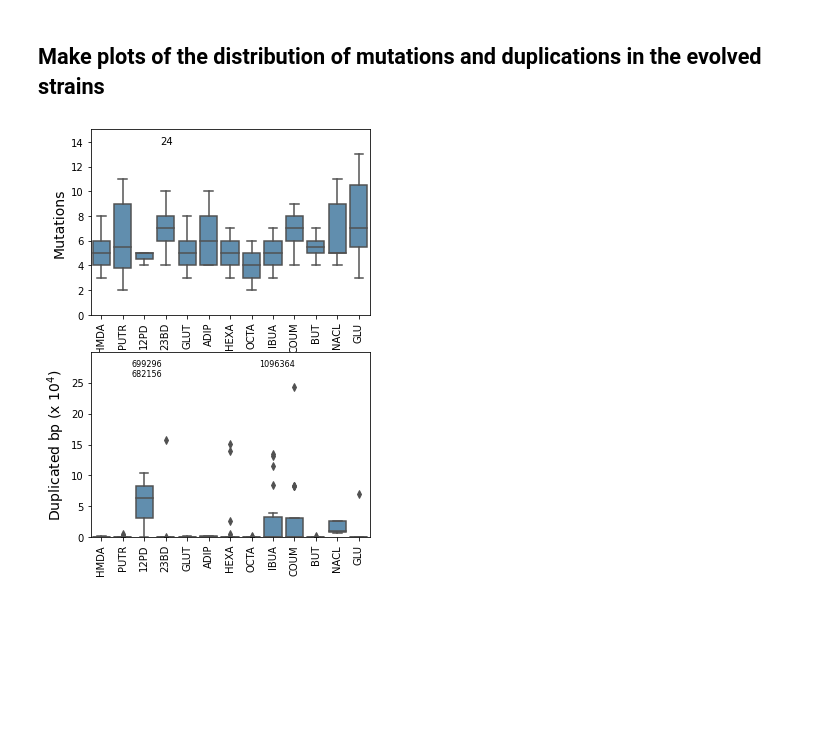
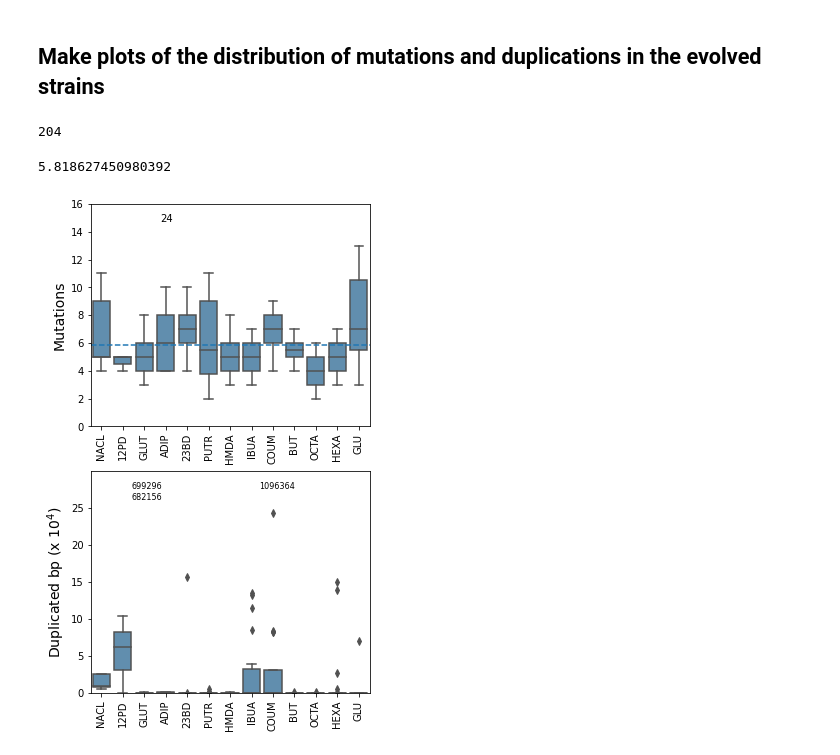
Before and after one commit to SBRG/Ecoli_chem_tol_ALE, a Jupyter notebook: Notebooks/F2a - Mutation number distribution.ipynb, the cells around one changed output. Saved outputs shown, nothing was run; the diff lists cells and outputs as text; code cells hidden in the pictures; blank space fills up the shorter version.

```diff
--- a/Notebooks/F2a - Mutation number distribution.ipynb
+++ b/Notebooks/F2a - Mutation number distribution.ipynb
@@ -7,6 +7,8 @@ import pandas as pd
 import matplotlib.pyplot as plt
 # %%
 %matplotlib inline
+# %%
+plt.rcParams['svg.fonttype'] = 'none'
 # %%
 with open("../Data/Mutation_data/Strain_to_genes.json") as infile:
     strain_to_genes = json.load(infile)
@@ -20,3 +22,10 @@ compound_order = ["HMDA", "PUTR",
+# %%
+len(mut_df.columns)
+# %% [output]
+204
+# %%
+compound_order =['NACL', '12PD', 'GLUT', 'ADIP', '23BD', 'PUTR', 'HMDA', 'IBUA', 'COUM',
+       'BUT', 'OCTA', 'HEXA', 'GLU']
 # %%
 mut_df = pd.DataFrame({s: {m: 1 for m in strain_to_mutations[s]} for s in strain_to_genes}).fillna(0)
 dup_df = mut_df[mut_df.index.str.startswith("DUP")]
@@ -30,3 +39,7 @@ plot_df.index.name = "Strain"
 plot_df["Compound"] = plot_df.index.map(lambda x: x.split("-")[0][:-1])
 plot_df = plot_df[plot_df["Compound"].isin(compound_order)]
 plot_df = plot_df.reindex(sorted(plot_df.index, key=lambda x: compound_order.index(plot_df["Compound"].get(x))))
+# %%
+plot_df.Mutations.mean()
+# %% [output]
+5.818627450980392
@@ -33,34 +48,37 @@ plot_df = plot_df.reindex(sorted(plot_df.index, key=lambda x: compound_order.ind
 # %%
-plt.figure(figsize=[5, 7.5])
+plt.figure(figsize=[5, 9])
 
 color = "#5490bb"
 
 plt.subplot(2, 1, 1)
-y_max = 15
+y_max = 16
 sbn.boxplot(x="Compound", y="Mutations", data=plot_df, color=color)
 plt.xticks(rotation=90)
 plt.ylim([0, y_max])
 plt.xlabel("")
 plt.ylabel("Mutations", fontsize=14)
+plt.hlines(xmin=-0.5, xmax=12.5, y=plot_df.Mutations.mean(), linestyles='dashed')
 
 # Print numbers that are too large to fit in figure
 plt.text(3-0.25, 0.92 * y_max, str(int(plot_df["Mutations"]["GLUT7-7"])), size=10)
 
 plt.subplot(2, 1, 2)
 y_max = 300000-1
 sbn.boxplot(x="Compound", y="Duplications", data=plot_df, color=color)
 plt.xticks(rotation=90)
 plt.ylim([0, y_max])
 plt.xlabel("")
 
 # Print numbers that are too large to fit in figure
 plt.text(2-0.59, 0.87 * y_max, str(int(plot_df["Duplications"]["23BD4-4"])), size=8)
 plt.text(2-0.59, 0.92 * y_max, str(int(plot_df["Duplications"]["23BD5-1"])), size=8)
 plt.text(8-0.65, 0.92 * y_max, str(int(plot_df["Duplications"]["COUM2-3"])), size=8)
 plt.ylabel("Duplicated bp (x $10^4$)", fontsize=14)
 plt.yticks(range(0, 250001, 50000), ["0", "5", "10", "15", "20", "25"])
 
-plt.savefig("../Plots/Figure 2b - Mutation distributions.pdf", transparent=True)
+#plt.savefig("../Plots/Figure 2b - Mutation distributions.pdf", transparent=True)
+plt.savefig("../Plots/Figure 2b - Mutation distributions.svg", transparent=True)
+
 None
 # %% [output]
-[figure, old version]
+[figure, new version]
```
Also changed, not shown: parts of 2 cells of this notebook, 48 other files.
